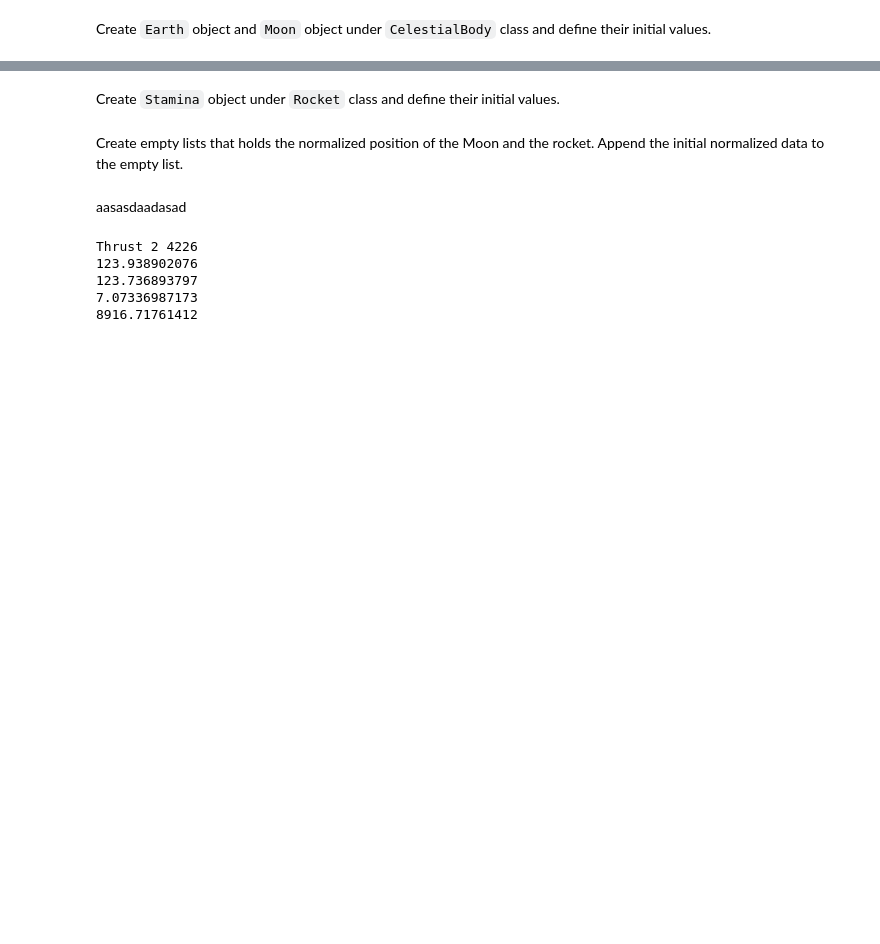
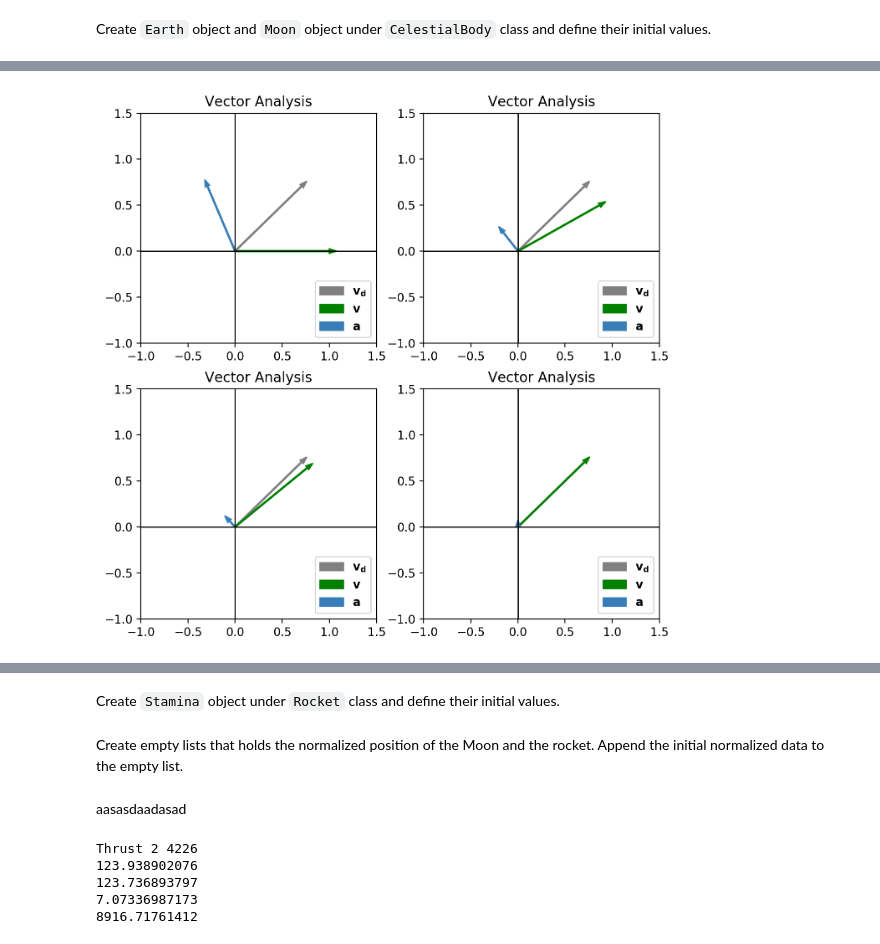
Before and after one commit to tengjuilin/orbit-simulation, a Jupyter notebook: Orbital Simulation.ipynb, the cells around one changed output, grey strips where cells are left out. Cells and saved outputs as stored; diff of their text form; code cells hidden in the pictures; blank space fills up the shorter version.

```diff
--- a/Orbital Simulation.ipynb
+++ b/Orbital Simulation.ipynb
@@ -217,3 +236,59 @@ The thrust 3 function redefines the instantaneous thrust and defines and calcula
+# %%
+fig=plt.figure(figsize=(8,8), dpi = 200)
+ax=fig.add_subplot(2,2,1)
+plt.title('Vector Analysis')
+plt.xlim(xmin=-1)
+plt.xlim(xmax=1.5)
+plt.ylim(ymin=-1)
+plt.ylim(ymax=1.5)
+plt.hlines(0, -2, 3 , "black", linewidth=1.0)
+plt.vlines(0, -2, 3 , "black", linewidth=1.0)
+ax.add_patch(plt.arrow(0,0,math.sqrt(2)/2,math.sqrt(2)/2, width=0.01, head_width=0.05, label='$\mathbf{v_d}$', color='gray'))
+ax.add_patch(plt.arrow(0,0,1,0, width=0.01, head_width=0.05, label='$\mathbf{v}$', color='green'))
+ax.add_patch(plt.arrow(0,0,math.sqrt(2)/2-1,math.sqrt(2)/2, width=0.01, head_width=0.05, label='$\mathbf{a}$', color='#377EB8'))
+ax.legend(loc='lower right')
+#
+ax=fig.add_subplot(2,2,2)
+plt.title('Vector Analysis')
+plt.xlim(xmin=-1)
+plt.xlim(xmax=1.5)
+plt.ylim(ymin=-1)
+plt.ylim(ymax=1.5)
+plt.hlines(0, -2, 3 , "black", linewidth=1.0)
+plt.vlines(0, -2, 3 , "black", linewidth=1.0)
+ax.add_patch(plt.arrow(0,0,math.sqrt(2)/2,math.sqrt(2)/2, width=0.01, head_width=0.05, label='$\mathbf{v_d}$', color='gray'))
+ax.add_patch(plt.arrow(0,0,math.sqrt(3)/2,0.5, width=0.01, head_width=0.05, label='$\mathbf{v}$', color='green'))
+ax.add_patch(plt.arrow(0,0,(math.sqrt(2) - math.sqrt(3))/2, math.sqrt(2)/2 - 0.5, width=0.01, head_width=0.05, label='$\mathbf{a}$', color='#377EB8'))
+ax.legend(loc='lower right')
+#
+ax=fig.add_subplot(2,2,3)
+plt.title('Vector Analysis')
+plt.xlim(xmin=-1)
+plt.xlim(xmax=1.5)
+plt.ylim(ymin=-1)
+plt.ylim(ymax=1.5)
+plt.hlines(0, -2, 3 , "black", linewidth=1.0)
+plt.vlines(0, -2, 3 , "black", linewidth=1.0)
+ax.add_patch(plt.arrow(0,0,math.sqrt(2)/2,math.sqrt(2)/2, width=0.01, head_width=0.05, label='$\mathbf{v_d}$', color='gray'))
+ax.add_patch(plt.arrow(0,0,math.cos(40*angleCF),math.sin(40*angleCF), width=0.01, head_width=0.05, label='$\mathbf{v}$', color='green'))
+ax.add_patch(plt.arrow(0,0,math.sqrt(2)/2 - math.cos(40*angleCF), math.sqrt(2)/2 - math.sin(40*angleCF), width=0.01, head_width=0.05, label='$\mathbf{a}$', color='#377EB8'))
+ax.legend(loc='lower right')
+#
+ax=fig.add_subplot(2,2,4)
+plt.title('Vector Analysis')
+plt.xlim(xmin=-1)
+plt.xlim(xmax=1.5)
+plt.ylim(ymin=-1)
+plt.ylim(ymax=1.5)
+plt.hlines(0, -2, 3 , "black", linewidth=1.0)
+plt.vlines(0, -2, 3 , "black", linewidth=1.0)
+ax.add_patch(plt.arrow(0,0,math.sqrt(2)/2,math.sqrt(2)/2, width=0.01, head_width=0.05, label='$\mathbf{v_d}$', color='gray'))
+ax.add_patch(plt.arrow(0,0,math.sqrt(2)/2,math.sqrt(2)/2, width=0.01, head_width=0.05, label='$\mathbf{v}$', color='green'))
+ax.add_patch(plt.arrow(0,0,0,0, width=0.01, head_width=0.05, label='$\mathbf{a}$', color='#377EB8'))
+ax.legend(loc='lower right')
+plt.show()
+# %% [output]
+[figure, added]
 # %%
 class Rocket(Mass):
     def Settings(self, crash, procedureTurnTime, Turnoff, TargetAltitude, \
```
Also changed, not shown: parts of 7 cells of this notebook.
